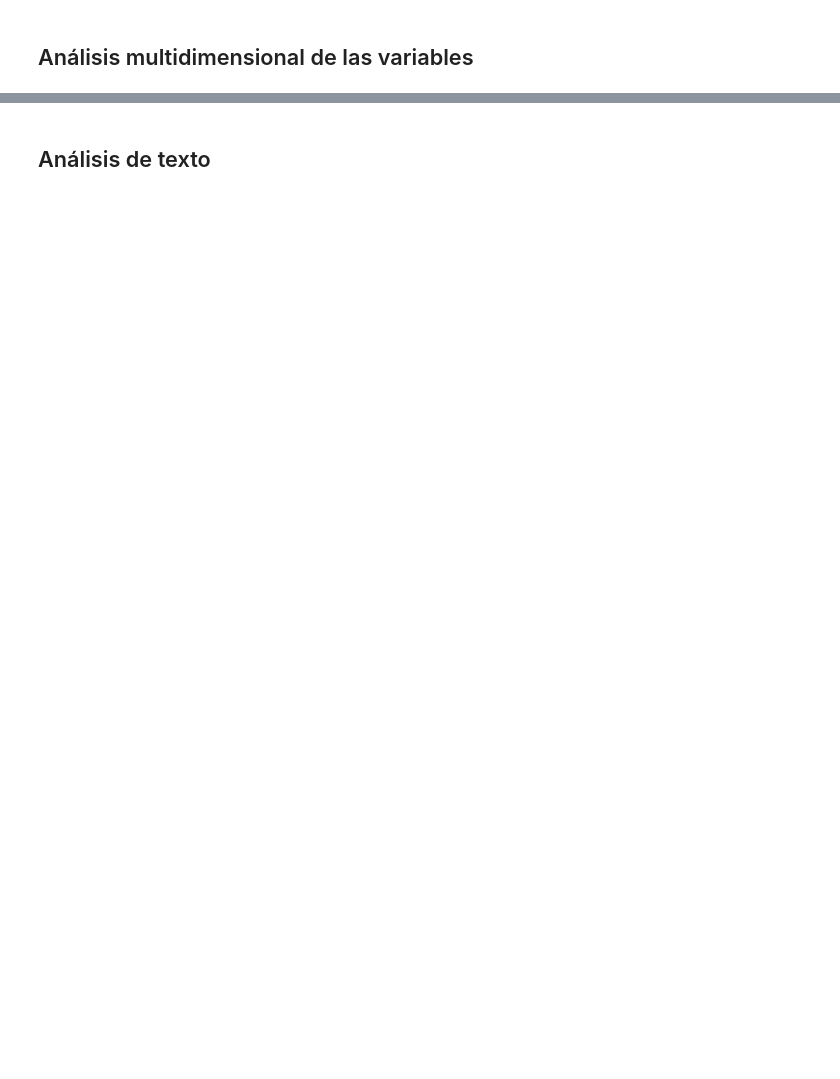
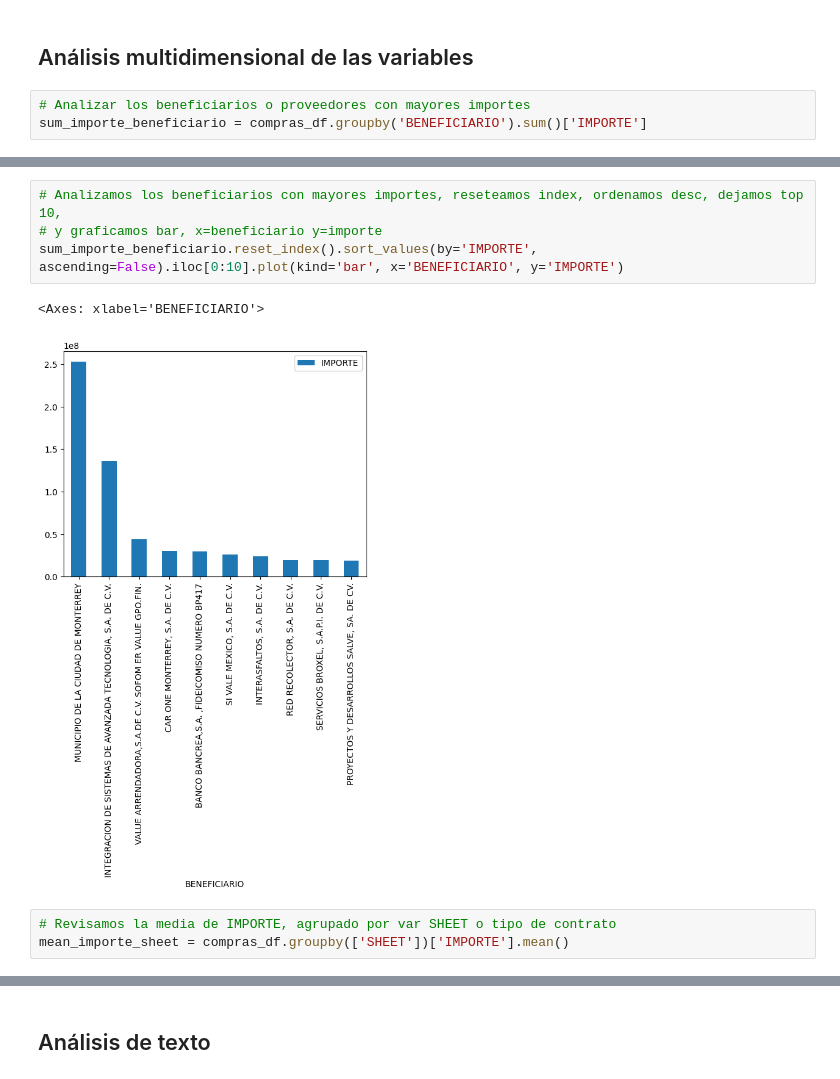
Before and after one commit to electrojam/monterrey, a Jupyter notebook: notebooks/2_exploracion.ipynb, the cells around one changed output, grey strips where cells are left out. Cells and saved outputs as stored; diff of their text form; blank space fills up the shorter version.

```diff
--- a/notebooks/2_exploracion.ipynb
+++ b/notebooks/2_exploracion.ipynb
@@ -123,3 +123,6 @@ compras_df[compras_df['IMPORTE'] < compras_df['IMPORTE'].quantile(0.95)].head()
 | 4 | LLANTAS Y SERVICIOS SERNA ANAHUAC... | LLS PF7137-158008-4554 | OT. 20205130 | REEMPLAZO E INSTALACION DE RIN 14... | TR | 299001496.0 | 2020-12-23 | 1537.00 | GASTOS VARIOS |
 # %% [markdown]
 ## Análisis multidimensional de las variables
+# %%
+# Analizar los beneficiarios o proveedores con mayores importes
+sum_importe_beneficiario = compras_df.groupby('BENEFICIARIO').sum()['IMPORTE']
@@ -125,0 +145,10 @@ compras_df[compras_df['IMPORTE'] < compras_df['IMPORTE'].quantile(0.95)].head()
+# %%
+# Analizamos los beneficiarios con mayores importes, reseteamos index, ordenamos desc, dejamos top 10,
+# y graficamos bar, x=beneficiario y=importe
+sum_importe_beneficiario.reset_index().sort_values(by='IMPORTE', ascending=False).iloc[0:10].plot(kind='bar', x='BENEFICIARIO', y='IMPORTE')
+# %% [output]
+<Axes: xlabel='BENEFICIARIO'>
+[figure, added]
+# %%
+# Revisamos la media de IMPORTE, agrupado por var SHEET o tipo de contrato
+mean_importe_sheet = compras_df.groupby(['SHEET'])['IMPORTE'].mean()
```
Also changed, not shown: parts of 20 cells of this notebook, 1 other file.
